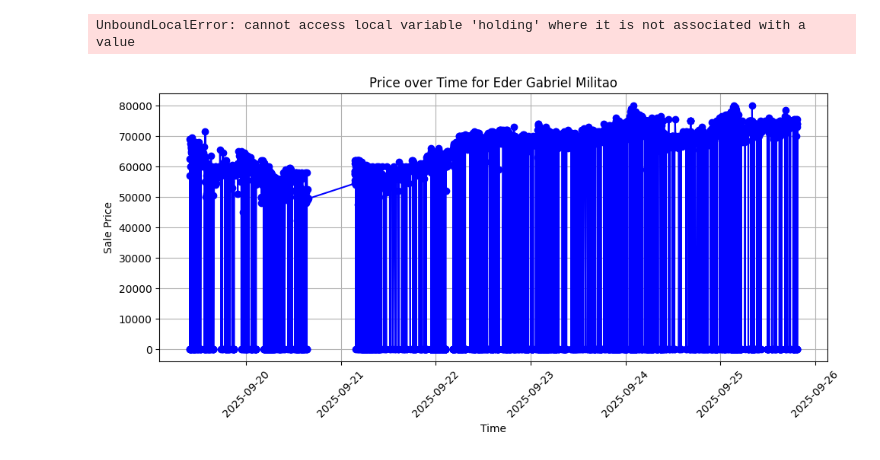
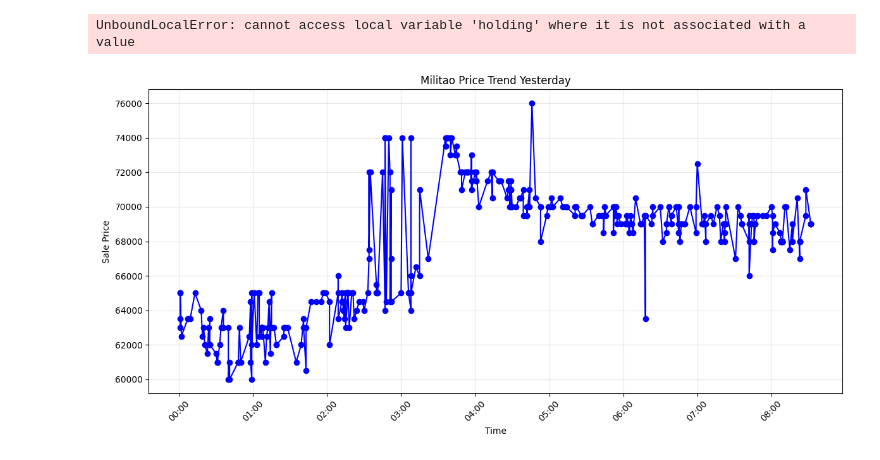
Before and after one commit to Shaninhooo/Data-Driven-Trading-Strategy-Research-on-FIFA-Market, a Jupyter notebook: analysis/fc26_data.ipynb, the cells around one changed output. Saved outputs shown, nothing was run; the diff lists cells and outputs as text; code cells hidden in the pictures.

```diff
--- a/analysis/fc26_data.ipynb
+++ b/analysis/fc26_data.ipynb
@@ -620,50 +731,40 @@ print("Total Profit:", trades_df['profit'].sum() if not trades_df.empty else 0.0
 # %% [output]
 UnboundLocalError: cannot access local variable 'holding' where it is not associated with a value
 # %%
-import matplotlib.pyplot as plt
 
-def plot_player_sales(card_id, df):
-    """
-    Plot sales price and volume over time for a given player card_id.
-    """
-    # Filter the data for this card
-    player_df = df[df['card_id'] == card_id].sort_values('sale_time')
+
+def plot_militao_today(df, card_name="Militao"):
+    # Filter for Militao and yesterday only
+    today_start = pd.Timestamp.now().normalize() - pd.Timedelta(days=0)  # start of yesterday
+    today_end = today_start + pd.Timedelta(days=1)
+
+    player_df = df[
+        (df['sold_price'] > 0) &
+        (df['sold_price'] < 100000) &
+        (df['name'].str.contains(card_name, case=False)) &
+        (df['sale_time'] >= today_start) &
+        (df['sale_time'] < today_end)
+    ].sort_values('sale_time')
 
     if player_df.empty:
-        print(f"No sales data found for card_id {card_id}")
+        print(f"No sales data for {card_name} yesterday.")
         return
 
-    # Get player name (assuming all rows have the same name)
-    player_name = player_df['name'].iloc[0]
+    plt.figure(figsize=(12,6))
+    plt.plot(player_df['sale_time'], player_df['sold_price'], marker='o', linestyle='-', color='blue')
+    plt.title(f"{card_name} Price Trend Yesterday")
+    plt.xlabel("Time")
+    plt.ylabel("Sale Price")
 
-    # Sale times and prices
-    times = player_df['sale_time']
-    prices = player_df['sold_price']
+    # Format x-axis to show only hour:minute
+    plt.gca().xaxis.set_major_formatter(mdates.DateFormatter('%H:%M'))
+    plt.xticks(rotation=45)
 
-    # Sales volume per hour
-    volume = player_df.groupby(player_df['sale_time'].dt.floor('H')).size()
-
-    # Create plot
-    fig, ax1 = plt.subplots(figsize=(12,6))
-
-    # Price line
-    ax1.plot(times, prices, color='blue', marker='o', linestyle='-', label='Price')
-    ax1.set_xlabel('Time')
-    ax1.set_ylabel('Price', color='blue')
-    ax1.tick_params(axis='y', labelcolor='blue')
-
-    # Volume bars
-    ax2 = ax1.twinx()
-    ax2.bar(volume.index, volume.values, color='orange', alpha=0.3, label='Volume')
-    ax2.set_ylabel('Sales Volume', color='orange')
-    ax2.tick_params(axis='y', labelcolor='orange')
-
-    # Title and layout
-    plt.title(f"Sales Price & Volume for {player_name}")
-    fig.tight_layout()
+    plt.grid(alpha=0.3)
+    plt.tight_layout()
     plt.show()
 
 # Example usage
-plot_player_sales(811, df_26)
+plot_militao_today(df_26, card_name="Militao")
 # %% [output]
-[figure, old version]
+[figure, new version]
```
Also changed, not shown: parts of 13 cells of this notebook, 3 other files.
